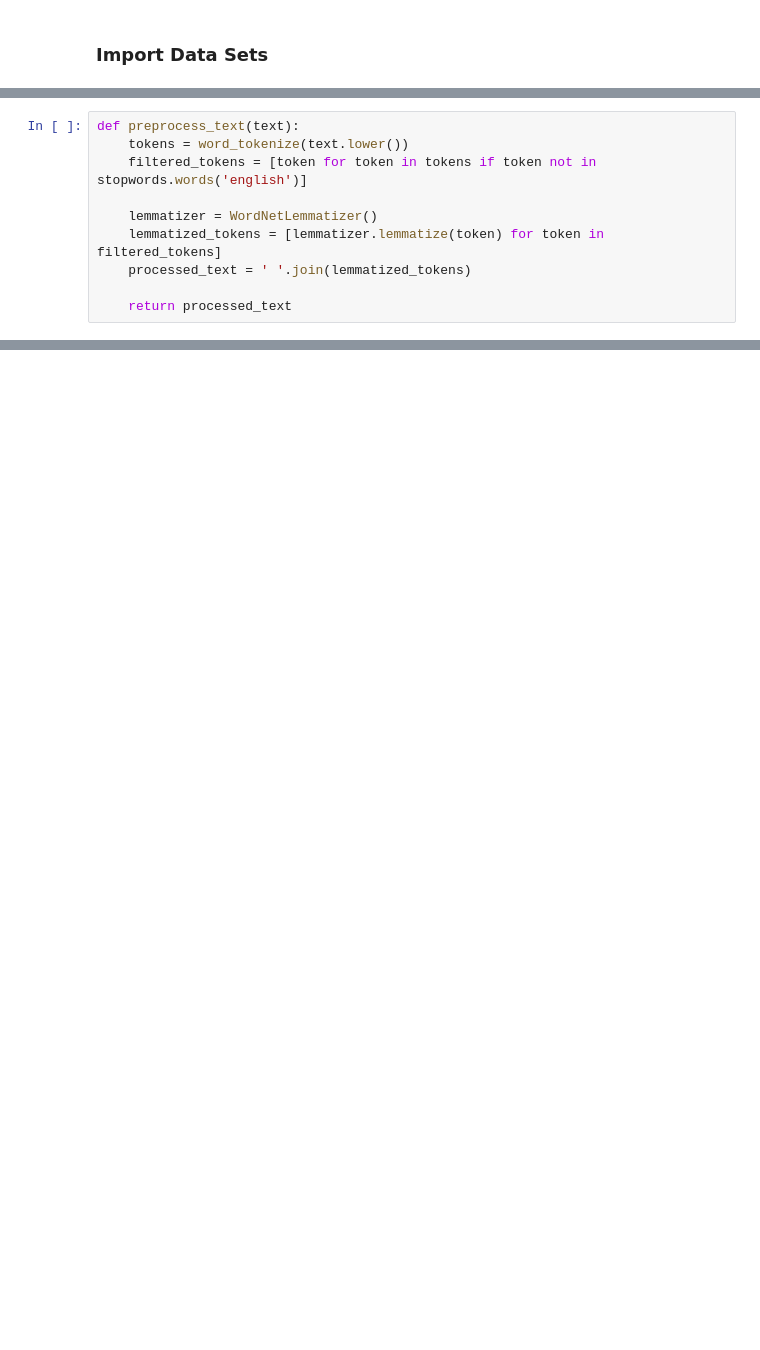
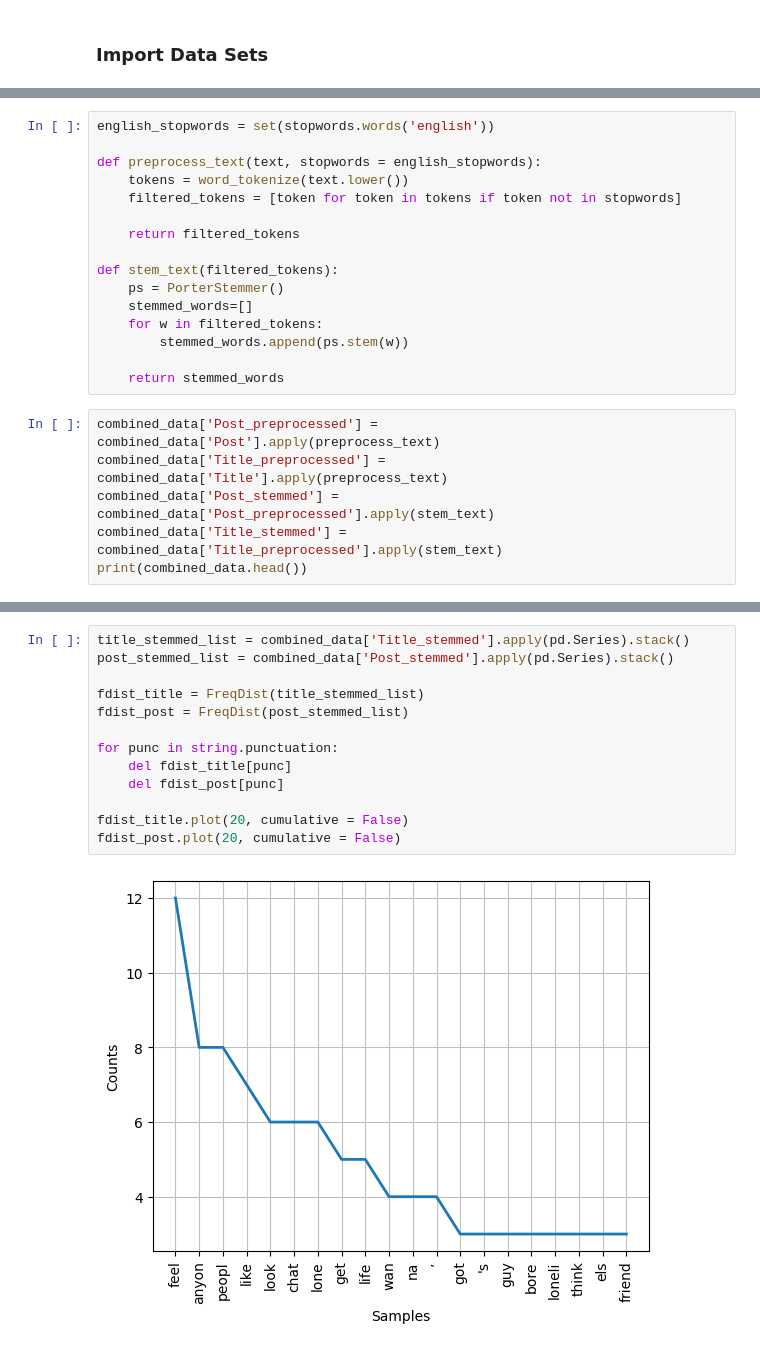
Before and after one commit to DoHowie/COGS199_WI24, a Jupyter notebook: test.ipynb, the cells around one changed output, grey strips where cells are left out. Saved outputs shown, nothing was run; the diff lists cells and outputs as text; blank space fills up the shorter version.

```diff
--- a/test.ipynb
+++ b/test.ipynb
@@ -87,10 +41,0 @@ tokenize, encode, and vectorize the inputs for later use in machine learning alg
-# %%
-def preprocess_text(text):
-    tokens = word_tokenize(text.lower())
-    filtered_tokens = [token for token in tokens if token not in stopwords.words('english')]
-
-    lemmatizer = WordNetLemmatizer()
-    lemmatized_tokens = [lemmatizer.lemmatize(token) for token in filtered_tokens]
-    processed_text = ' '.join(lemmatized_tokens)
-
-    return processed_text
@@ -161,0 +77,22 @@ Name: 8, dtype: object
+# %%
+english_stopwords = set(stopwords.words('english'))
+
+def preprocess_text(text, stopwords = english_stopwords):
+    tokens = word_tokenize(text.lower())
+    filtered_tokens = [token for token in tokens if token not in stopwords]
+
+    return filtered_tokens
+
+def stem_text(filtered_tokens):
+    ps = PorterStemmer()
+    stemmed_words=[]
+    for w in filtered_tokens:
+        stemmed_words.append(ps.stem(w))
+
+    return stemmed_words
+# %%
+combined_data['Post_preprocessed'] = combined_data['Post'].apply(preprocess_text)
+combined_data['Title_preprocessed'] = combined_data['Title'].apply(preprocess_text)
+combined_data['Post_stemmed'] = combined_data['Post_preprocessed'].apply(stem_text)
+combined_data['Title_stemmed'] = combined_data['Title_preprocessed'].apply(stem_text)
+print(combined_data.head())
@@ -161,0 +119,15 @@ Name: 8, dtype: object
+# %%
+title_stemmed_list = combined_data['Title_stemmed'].apply(pd.Series).stack()
+post_stemmed_list = combined_data['Post_stemmed'].apply(pd.Series).stack()
+
+fdist_title = FreqDist(title_stemmed_list)
+fdist_post = FreqDist(post_stemmed_list)
+
+for punc in string.punctuation:
+    del fdist_title[punc]
+    del fdist_post[punc]
+
+fdist_title.plot(20, cumulative = False)
+fdist_post.plot(20, cumulative = False)
+# %% [output]
+[figure, added]
```
Also changed, not shown: parts of 39 cells of this notebook.
